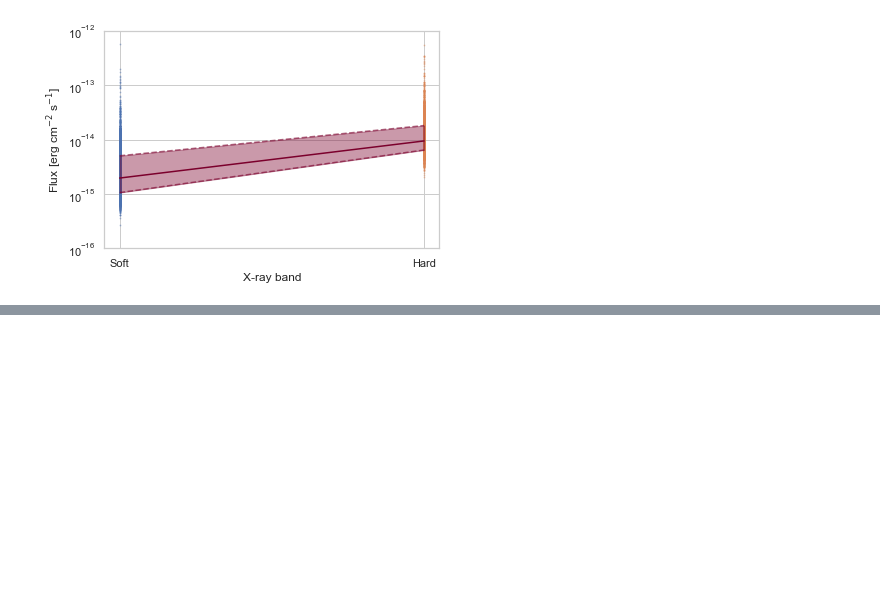
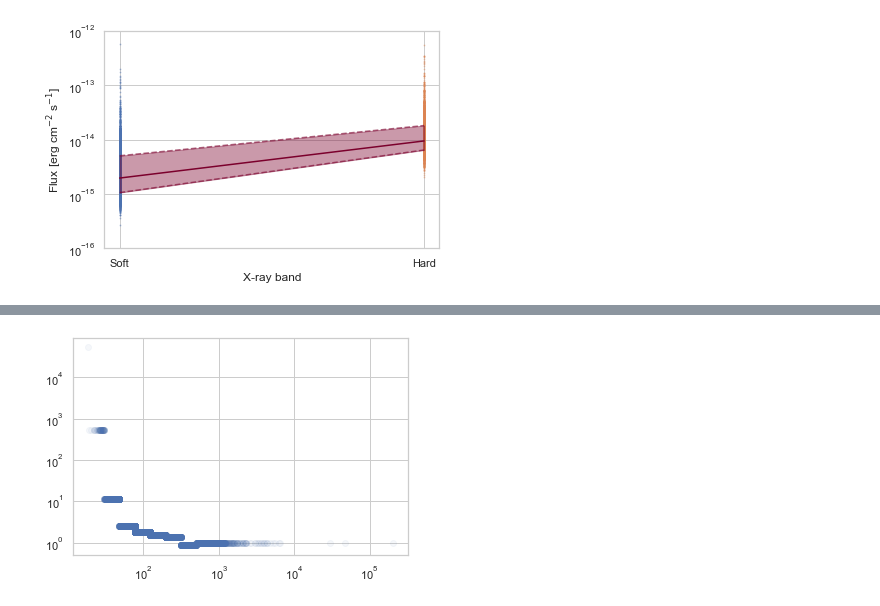
Before and after one commit to runburg/agn_lf, a Jupyter notebook: notebooks/seds.ipynb, the cells around one changed output, grey strips where cells are left out. Saved outputs shown, nothing was run; the diff lists cells and outputs as text; code cells hidden in the pictures; blank space fills up the shorter version.

```diff
--- a/notebooks/seds.ipynb
+++ b/notebooks/seds.ipynb
@@ -203,0 +248,6 @@ ax.set_yscale('log')
+# %%
+plt.scatter(tab['f_ap_irac_i3'].filled().data, 1/crctn_fn(mags.filled().data), alpha=0.05)
+plt.xscale('log')
+plt.yscale('log')
+# %% [output]
+[figure, added]
```
Also changed, not shown: parts of 18 cells of this notebook, 15 other files.
